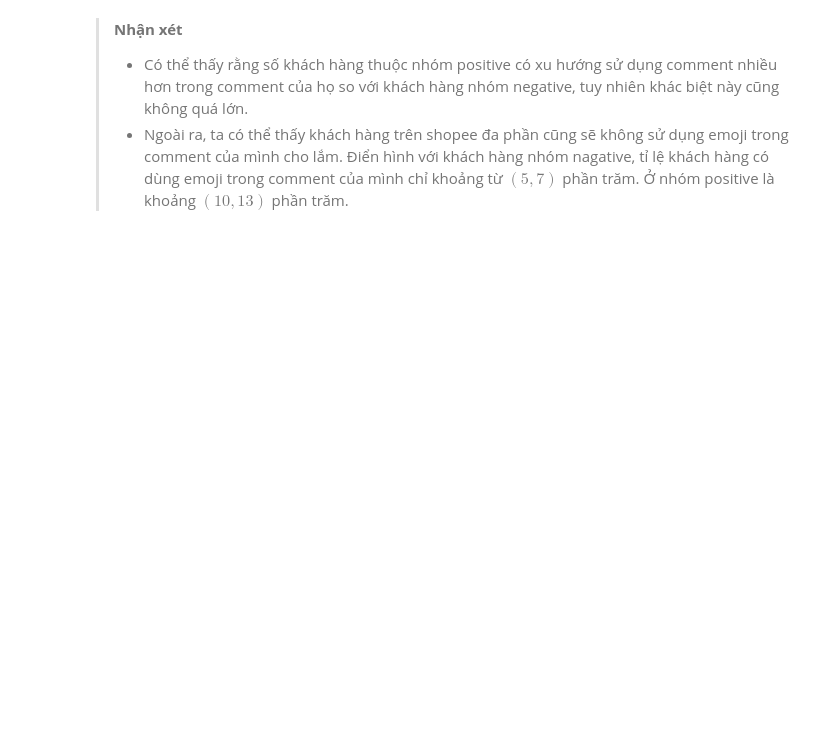
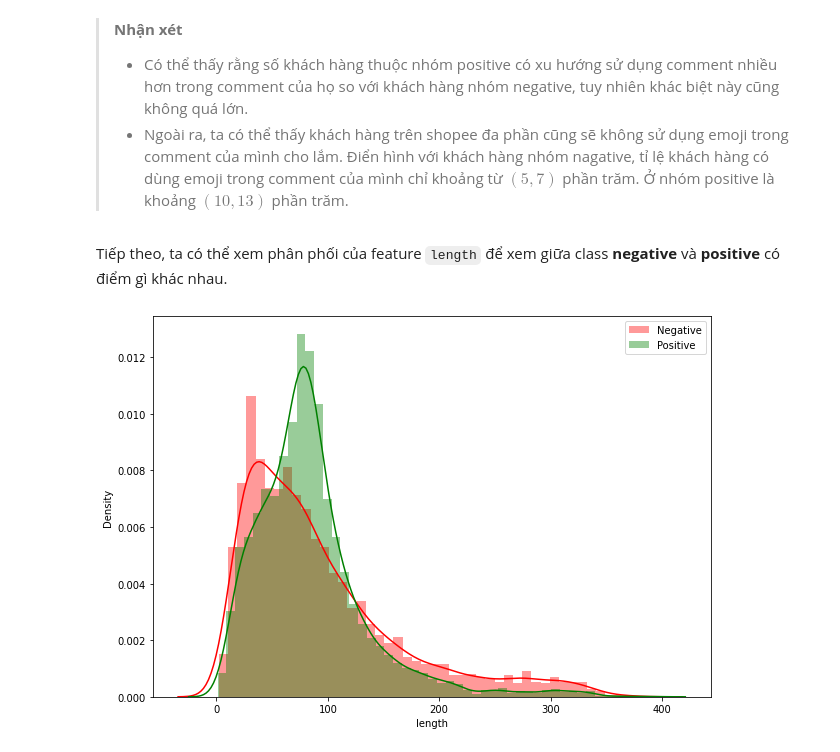
Before and after one commit to cuongpiger/SCL_KHVW_Sentiment_Analysis_Project, a Jupyter notebook: 02.eda.ipynb, the cells around one changed output. Saved outputs shown, nothing was run; the diff lists cells and outputs as text; code cells hidden in the pictures; blank space fills up the shorter version.

```diff
--- a/02.eda.ipynb
+++ b/02.eda.ipynb
@@ -80,3 +74,9 @@ Detective.emojiClassBarplot(reviews)
 > **Nhận xét**
 > * Có thể thấy rằng số khách hàng thuộc nhóm positive có xu hướng sử dụng comment nhiều hơn trong comment của họ so với khách hàng nhóm negative, tuy nhiên khác biệt này cũng không quá lớn.
 > * Ngoài ra, ta có thể thấy khách hàng trên shopee đa phần cũng sẽ không sử dụng emoji trong comment của mình cho lắm. Điển hình với khách hàng nhóm nagative, tỉ lệ khách hàng có dùng emoji trong comment của mình chỉ khoảng từ $(5, 7)$ phần trăm. Ở nhóm positive là khoảng $(10, 13)$ phần trăm.
+# %% [markdown]
+Tiếp theo, ta có thể xem phân phối của feature `length` để xem giữa class **negative** và **positive** có điểm gì khác nhau.
+# %%
+Detective.lengthDistplot(reviews)
+# %% [output]
+[figure, added]
```
Also changed, not shown: parts of 26 cells of this notebook, 2 other files.
